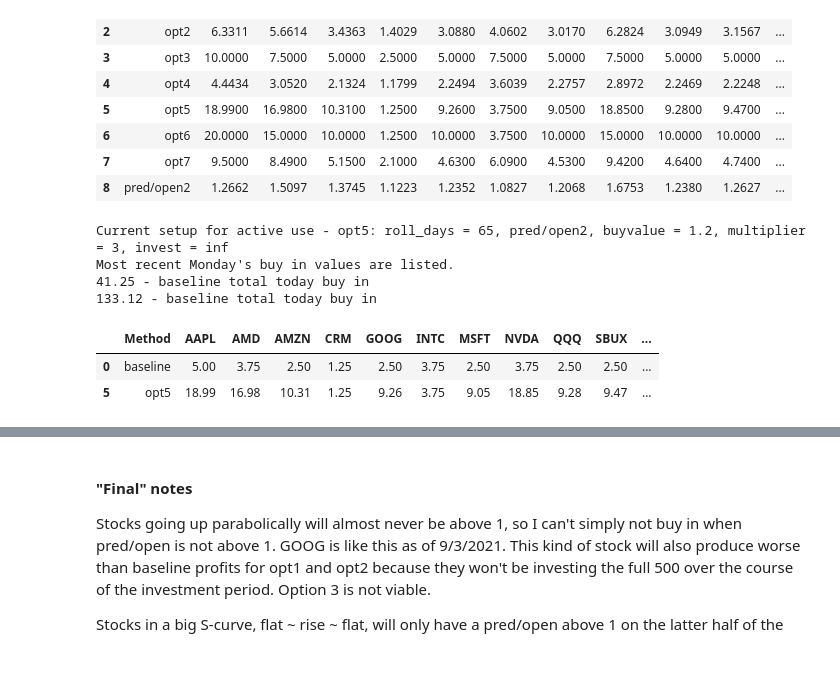
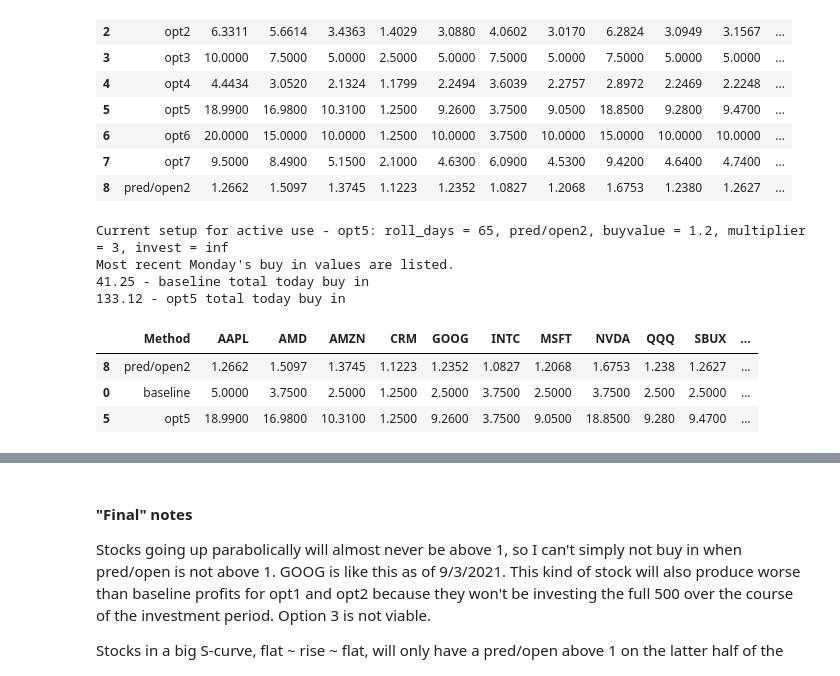
Before and after one commit to applewjr/Stock_Projects, a Jupyter notebook: revisions5_opt5.ipynb, the cells around one changed output, grey strips where cells are left out. Drawn from its saved outputs; the diff is of its cells as text; code cells hidden in the pictures.

Commit message:
Add files via upload
final revision to today's open row

```diff
--- a/revisions5_opt5.ipynb
+++ b/revisions5_opt5.ipynb
@@ -191,7 +191,7 @@ contrib_amt
 [5.0, 3.75, 2.5, 1.25, 2.5, 3.75, 2.5, 3.75, 2.5, 2.5, 2.5, 5.0, 3.75]
 # %%
 # check every 10 seconds for complete data
-# wait times should only happen for a couple minutes after market open on trading days (right after 0630am PST)
+# wait times should only happen for ~2 minutes after market open on trading days (right after 0630am PST)
 
 x = 0
 while x < 1:
@@ -203,17 +203,23 @@ while x < 1:
 
   df_now = df_now.head(1) # open for today
   df_now = df_now.fillna(0)
-  # df_now_check['AAPL'] = 0 # force a 0 for testing
+
+  # df_now['Open', 'AAPL'] = 0 # force a 0 for testing
 
   x = 1
   for i in stock_list:
     x = x * int(df_now['Open'][i])
 
   if x == 0: # wait 10 seconds if data aren't complete
-    time.sleep(10)
+    time.sleep(15)
   else:
-    pass
+    if df_now.index.day == date.today().day:
+      print('Datetime of data available: ', datetime.datetime.now().strftime("%B %d, %Y %H:%M:%S"))
+    else:
+      print('Warning, today\'s data not yet available')
 
 df_now['Open']
+
+# Datetime of data available:  January 28, 2022 06:31:36
 # %% [output]
 [*********************100%***********************]  13 of 13 completed
@@ -242,7 +249,7 @@ df = df.reindex_like(df_good_index)
 
 # sub in good open data for today
 for i in stock_list:
-    df['Open'][i][len(df)-1] = df_now['Open'][i].copy()
+    df['Open', i][len(df)-1] = df_now['Open', i].copy()
 df['Open']
 # %% [output]
 [*********************100%***********************]  13 of 13 completed
@@ -1158,25 +1161,26 @@ except:
 # %%
 print(f'Current setup for active use - opt5: {roll_days = }, pred/open2, {buyvalue = }, {multiplier = }, {invest = }')
 print('Most recent Monday\'s buy in values are listed.')
 
 opt0_cost = 0
 opt5_cost = 0
 for i in stock_list:
     opt0_cost += now.iloc[0][i]
     opt5_cost += now.iloc[5][i]
 
 print(f'{opt0_cost} - baseline total today buy in')
-print(f'{opt5_cost} - baseline total today buy in')
+print(f'{opt5_cost} - opt5 total today buy in')
 
-now.iloc[[0,5]]
+now.iloc[[8, 0, 5]]
 # %% [output]
 Current setup for active use - opt5: roll_days = 65, pred/open2, buyvalue = 1.2, multiplier = 3, invest = inf
 Most recent Monday's buy in values are listed.
 41.25 - baseline total today buy in
-133.12 - baseline total today buy in
+133.12 - opt5 total today buy in
 |  | Method | AAPL | AMD | AMZN | CRM | GOOG | INTC | MSFT | NVDA | QQQ | SBUX | ... |
-| 0 | baseline | 5.00 | 3.75 | 2.50 | 1.25 | 2.50 | 3.75 | 2.50 | 3.75 | 2.50 | 2.50 | ... |
-| 5 | opt5 | 18.99 | 16.98 | 10.31 | 1.25 | 9.26 | 3.75 | 9.05 | 18.85 | 9.28 | 9.47 | ... |
+| 8 | pred/open2 | 1.2662 | 1.5097 | 1.3745 | 1.1223 | 1.2352 | 1.0827 | 1.2068 | 1.6753 | 1.238 | 1.2627 | ... |
+| 0 | baseline | 5.0000 | 3.7500 | 2.5000 | 1.2500 | 2.5000 | 3.7500 | 2.5000 | 3.7500 | 2.500 | 2.5000 | ... |
+| 5 | opt5 | 18.9900 | 16.9800 | 10.3100 | 1.2500 | 9.2600 | 3.7500 | 9.0500 | 18.8500 | 9.280 | 9.4700 | ... |
 # %%
 print('pred/open2 current values')
 for j in stock_list:
```
Also changed, not shown: parts of 10 cells of this notebook.
